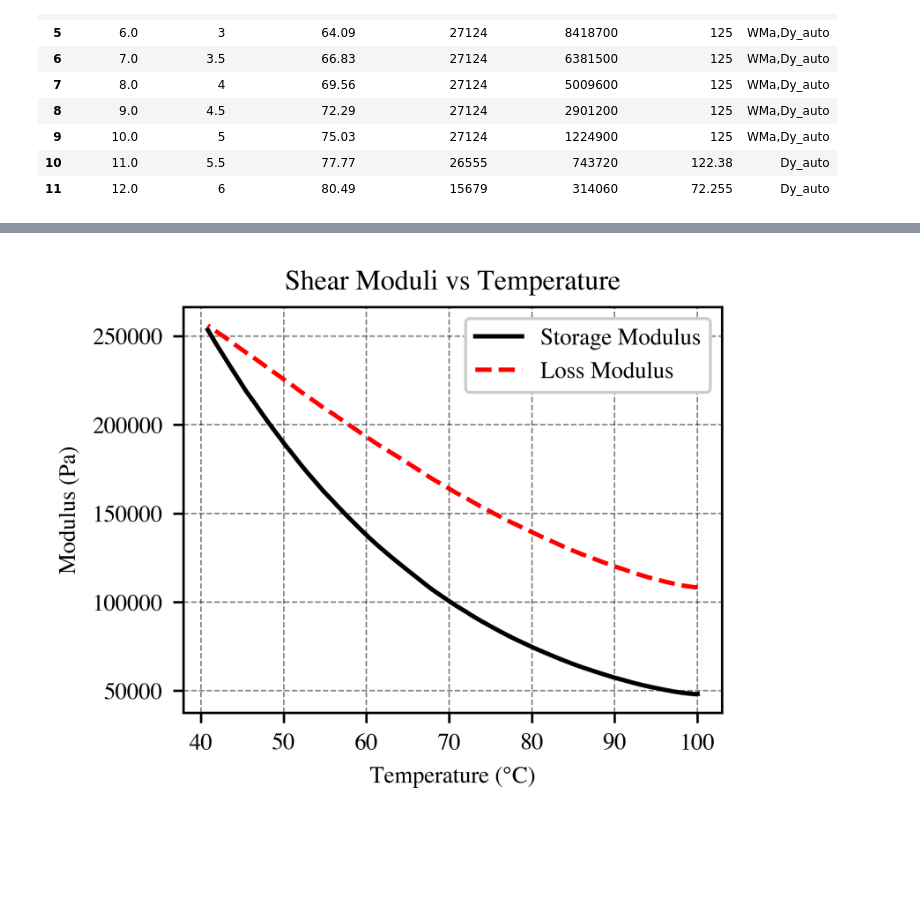
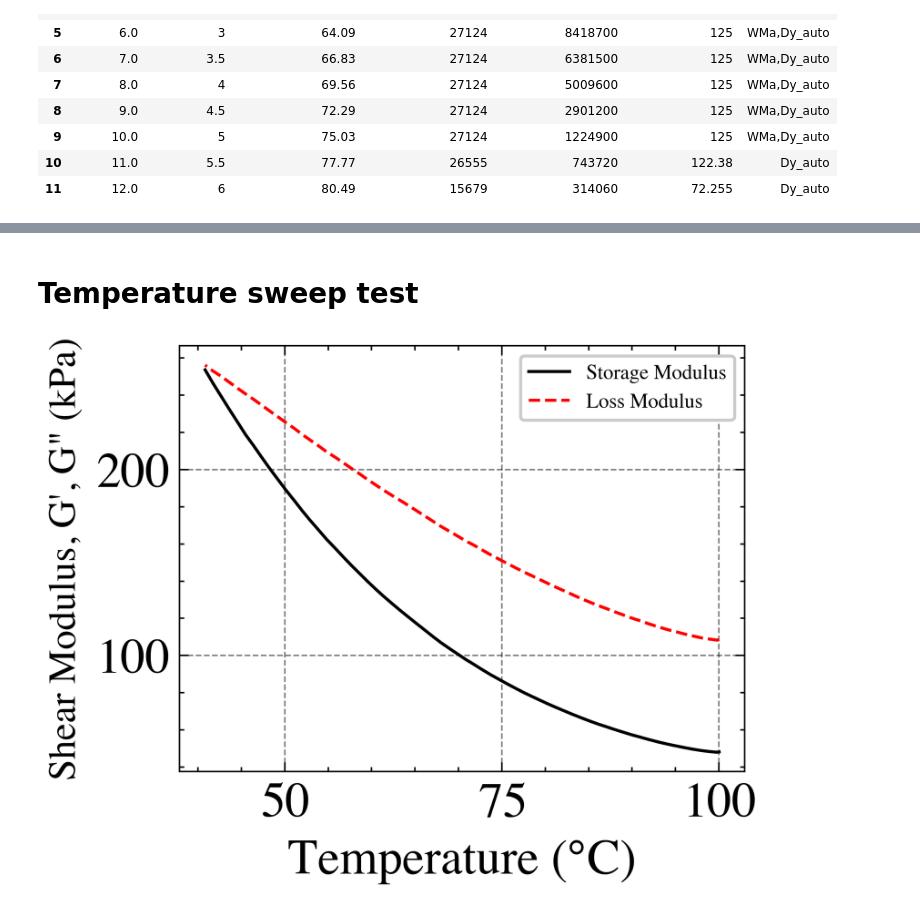
Before and after one commit to te5msride/Rheology, a Jupyter notebook: rheology.ipynb, the cells around one changed output, grey strips where cells are left out. Saved outputs shown, nothing was run; the diff lists cells and outputs as text; code cells hidden in the pictures; blank space fills up the shorter version.

```diff
--- a/rheology.ipynb
+++ b/rheology.ipynb
@@ -6,7 +6,7 @@ import scienceplots
 import openpyxl
 import matplotlib.ticker as ticker
 
-plt.style.use('ieee')
+plt.style.use(['ieee','scatter','grid'])
 # %%
 #import Test1.xlsx and make dataframe
 df = pd.read_excel('Test1.xlsx', sheet_name='Sheet1')
@@ -56,13 +56,17 @@ df
 # %%
 #plot angular frequency(rad/s) on the x axis (log scale) and storage and loss moduli on the y axis
 fig, ax = plt.subplots()
+#convert to kpa
+df['Storage Modulus [Pa]'] = df['Storage Modulus [Pa]']/1000
+df['Loss Modulus [Pa]'] = df['Loss Modulus [Pa]']/1000
+
 ax.plot(df['Angular Frequency [rad/s]'], df['Storage Modulus [Pa]'], label='Storage modulus')
 ax.plot(df['Angular Frequency [rad/s]'], df['Loss Modulus [Pa]'], label='Loss modulus')
 ax.set_xscale('log')
 ax.set_yscale('log')
 ax.set_xlabel('Angular frequency (rad/s)')
-ax.set_ylabel('Modulus (Pa)')
-ax.legend()
+ax.set_ylabel('Shear Modulus, G\', G" (Pa)',fontsize=13)
+plt.legend(fontsize='small')  # Choose an appropriate size like 'small', 'medium', 'large', or a numeric value
 plt.savefig('modfreq.png', dpi=300, bbox_inches='tight')
 plt.show()
 # %% [output]
@@ -364,5 +377,5 @@ plt.show()
 # %%
-plt.style.use('ieee')
+plt.style.use(['ieee', 'grid'])
 # Normalize the test name to lowercase to match the dictionary keys
 test_name_normalized = "creep + relax = 0%"
 
@@ -385,7 +398,7 @@ plt.xlabel('Time (s)')
 plt.ylabel('Shear Strain (%)')
 
 # Adding title and legend
-plt.title('Shear Strain Over Time for Creep and Relaxation Test')
+# plt.title('Shear Strain Over Time for Creep and Relaxation Test')
 #vertical line at t=300s
 plt.axvline(x=300, linestyle='--', linewidth=1, color='k')
 #add text that says creep and relaxation at corresponding times, creep should say Shear Stress = 50 Pa, Relaxation should say Shear Stress = 0 Pa
@@ -400,22 +413,28 @@ plt.show()
+# %% [markdown]
+# Temperature sweep test
 # %%
-#lastly temp sweep so storage and loss vs temp
 # Normalize the test name to lowercase to match the dictionary keys
 test_name_normalized = "temp = 0%"
 # Access the DataFrame using the normalized test name
 specific_test_df = dfs[test_name_normalized]
 # Convert the 'Temperature [°C]' column to numeric, handling non-numeric values
 specific_test_df['Temperature [°C]'] = pd.to_numeric(specific_test_df['Temperature [°C]'], errors='coerce')
 # Drop rows where 'Temperature [°C]' is NaN
 specific_test_df.dropna(subset=['Temperature [°C]'], inplace=True)
+#convert to kPa
+specific_test_df['Storage Modulus [Pa]'] = specific_test_df['Storage Modulus [Pa]'] / 1000
+specific_test_df['Loss Modulus [Pa]'] = specific_test_df['Loss Modulus [Pa]'] / 1000
 # Plot the data
 plt.plot(specific_test_df['Temperature [°C]'], specific_test_df['Storage Modulus [Pa]'], label='Storage Modulus')
 plt.plot(specific_test_df['Temperature [°C]'], specific_test_df['Loss Modulus [Pa]'], label='Loss Modulus')
-# Labeling the axes
+# Labeling the axes with small font size
 plt.xlabel('Temperature (°C)')
-plt.ylabel('Modulus (Pa)')
+
+plt.ylabel('Shear Modulus, G\', G" (kPa)',fontsize=12.5)
+#change label for axes size
 # Adding title and legend
-plt.title('Shear Moduli vs Temperature')
-plt.legend()
+# plt.title('Shear Moduli vs Temperature')
+plt.legend(fontsize='small')  # Choose an appropriate size like 'small', 'medium', 'large', or a numeric value
 plt.show()
 # %% [output]
-[figure, old version]
+[figure, new version]
```
Also changed, not shown: parts of 11 cells of this notebook, 2 other files.
